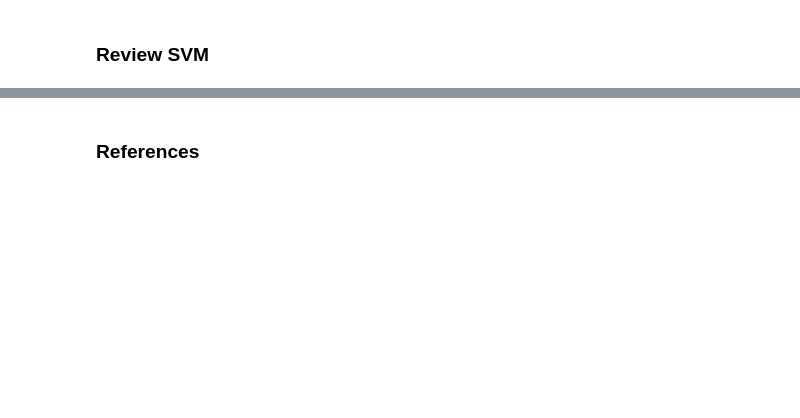
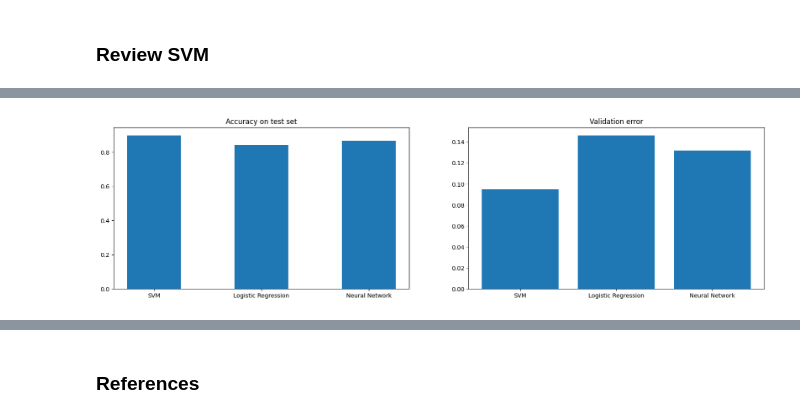
Before and after one commit to LHSang6403/Support-Vector-Machine-ML-Project, a Jupyter notebook: main.ipynb, the cells around one changed output, grey strips where cells are left out. Saved outputs shown, nothing was run; the diff lists cells and outputs as text; code cells hidden in the pictures; blank space fills up the shorter version.

```diff
--- a/main.ipynb
+++ b/main.ipynb
@@ -223,2 +305,9 @@ plt.show()
 # %% [markdown]
 ### Review SVM
+# %%
+print('Best model: ', best_model_name)
+print('Best validation error: ', best_val_err)
+
+svm_preidct = best_model.predict(X_test)
+print(classification_report(y_test, svm_preidct))
+svm_accuracy = accuracy_score(y_test, svm_preidct)
@@ -224,0 +404,14 @@ plt.show()
+# %%
+fig, axes =  plt.subplots(1, 2,figsize=(20, 5))
+
+
+
+axes[0].bar(['SVM', 'Logistic Regression', 'Neural Network'], test_accuracy_other_model, width=0.5)
+axes[0].set_title('Accuracy on test set')
+
+axes[1].bar(['SVM', 'Logistic Regression', 'Neural Network'], val_error_other_model)
+axes[1].set_title('Validation error')
+
+plt.show()
+# %% [output]
+[figure, added]
```
Also changed, not shown: parts of 26 cells of this notebook, 2 other files.
